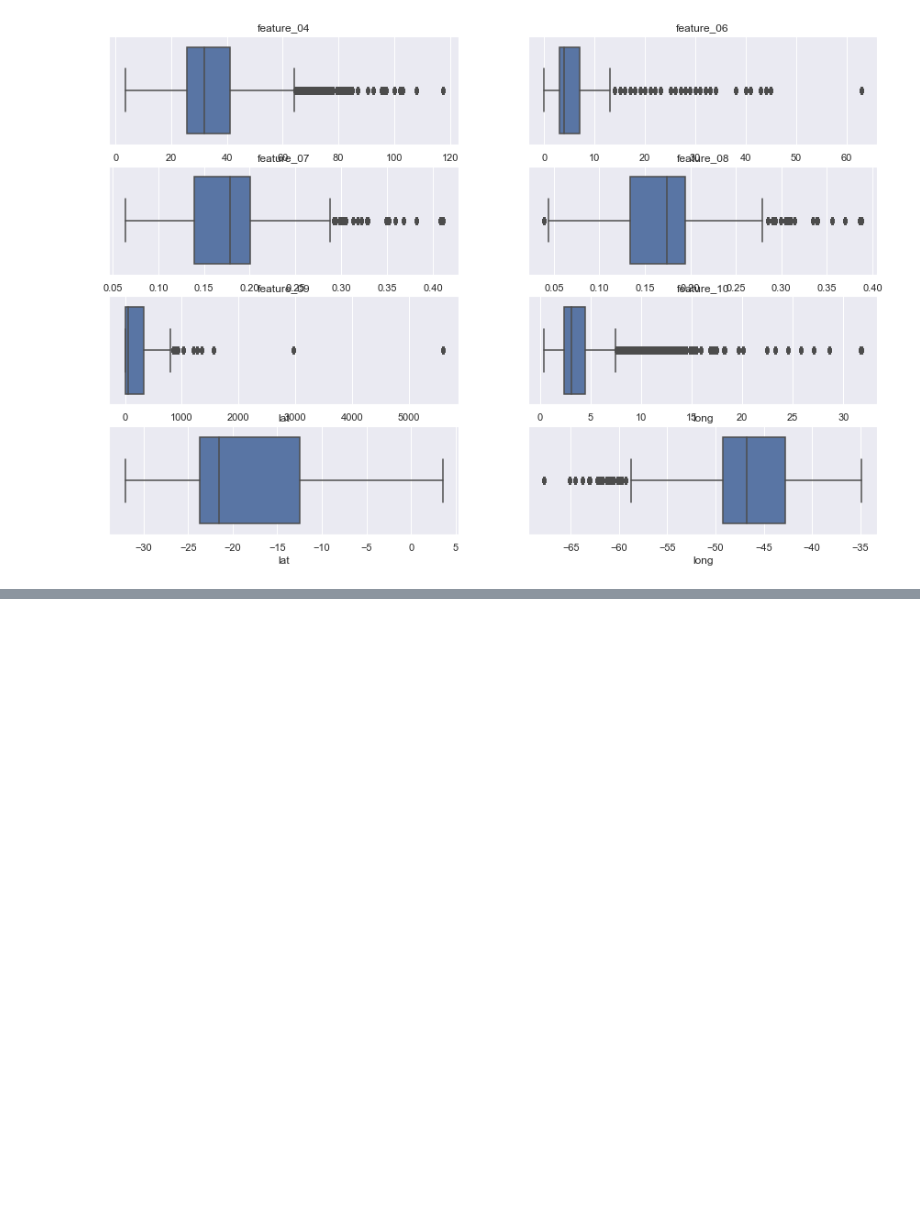
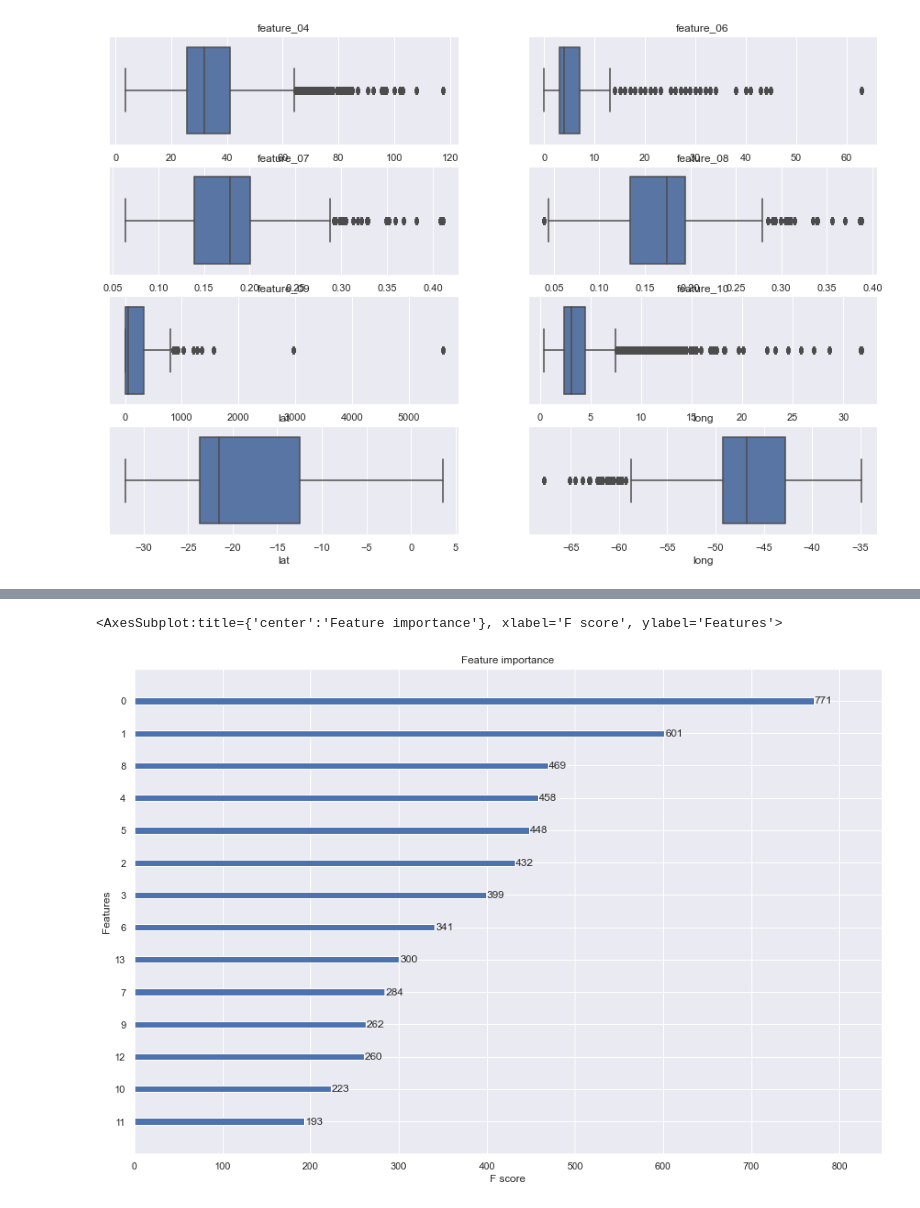
Before and after one commit to Lucas-Okamura/Hackathon_Big_Data, a Jupyter notebook: Hackathon Big Data.ipynb, the cells around one changed output, grey strips where cells are left out. Cells and saved outputs as stored; diff of their text form; code cells hidden in the pictures; blank space fills up the shorter version.

Commit message:
Modelling

```diff
--- a/Hackathon Big Data.ipynb
+++ b/Hackathon Big Data.ipynb
@@ -797,0 +1169,13 @@ _ = plt.title('long')
+# %%
+scaler = StandardScaler()
+df6 = df5.drop(columns = ['cod_loja', 'receita'])
+df6 = scaler.fit_transform(df6)
+# %%
+pca_model = PCA(n_components = 0.90)
+df6 = pd.DataFrame(pca_model.fit_transform(df6))
+# %%
+X_train_pca = df6.loc[df5['offset_date'] <= 21]
+X_test_pca = df6.loc[df5['offset_date'] > 21]
+# %%
+reg_pca = xgb.XGBRegressor(random_state = 0)
+reg_pca.fit(X_train_pca, y_train)
@@ -797,0 +1191,5 @@ _ = plt.title('long')
+# %%
+xgb.plot_importance(reg_pca)
+# %% [output]
+<AxesSubplot:title={'center':'Feature importance'}, xlabel='F score', ylabel='Features'>
+[figure, added]
```
Also changed, not shown: parts of 77 cells of this notebook, 5 other files.
